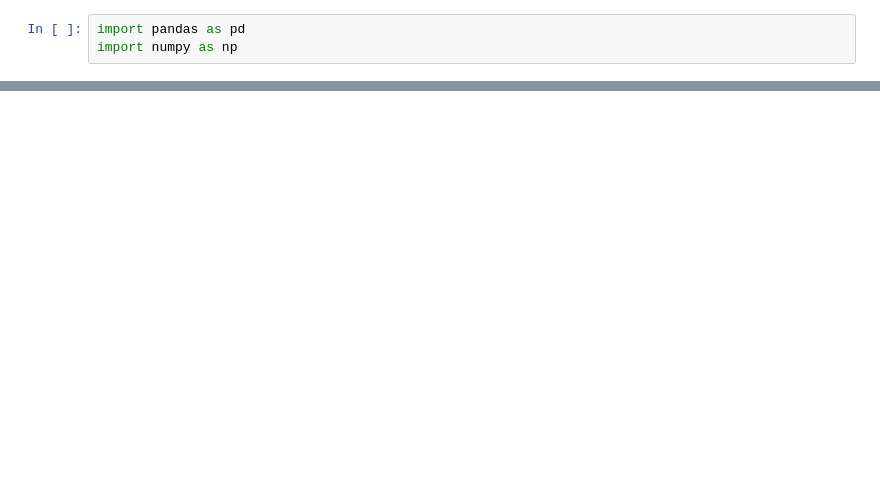
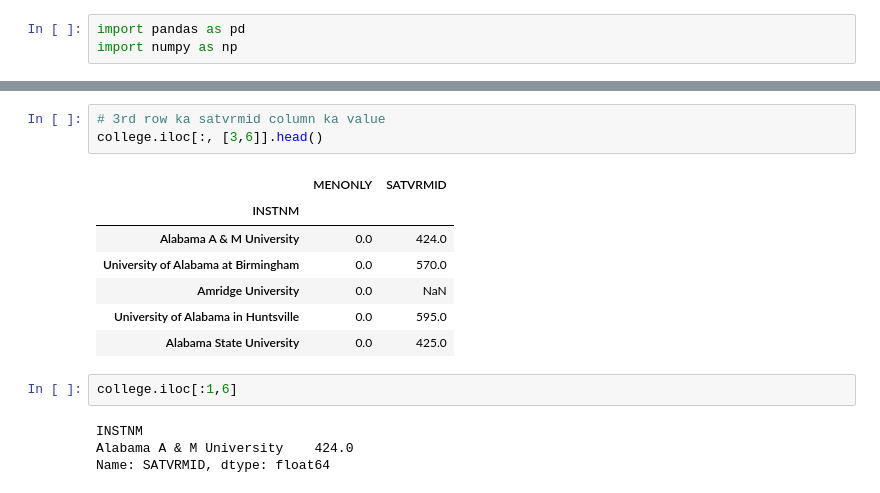
Before and after one commit to manjunath-hanmantgad/python-development, a Jupyter notebook: Pandas-Cookbook-Second-Edition-master/Pandas-Cookbook-Second-Edition-master/Untitled.ipynb, the cells around one changed output, grey strips where cells are left out. Cells and saved outputs as stored; diff of their text form; blank space fills up the shorter version.

```diff
--- a/Pandas-Cookbook-Second-Edition-master/Pandas-Cookbook-Second-Edition-master/Untitled.ipynb
+++ b/Pandas-Cookbook-Second-Edition-master/Pandas-Cookbook-Second-Edition-master/Untitled.ipynb
@@ -374,0 +192,17 @@ ImportError: cannot import name dataclass_transform
+# %%
+# 3rd row ka satvrmid column ka value
+college.iloc[:, [3,6]].head()
+# %% [output]
+|  | MENONLY | SATVRMID |
+| INSTNM |  |  |
+| Alabama A & M University | 0.0 | 424.0 |
+| University of Alabama at Birmingham | 0.0 | 570.0 |
+| Amridge University | 0.0 | NaN |
+| University of Alabama in Huntsville | 0.0 | 595.0 |
+| Alabama State University | 0.0 | 425.0 |
+# %%
+college.iloc[:1,6]
+# %% [output]
+INSTNM
+Alabama A & M University    424.0
+Name: SATVRMID, dtype: float64
```
Also changed, not shown: parts of 66 cells of this notebook.
